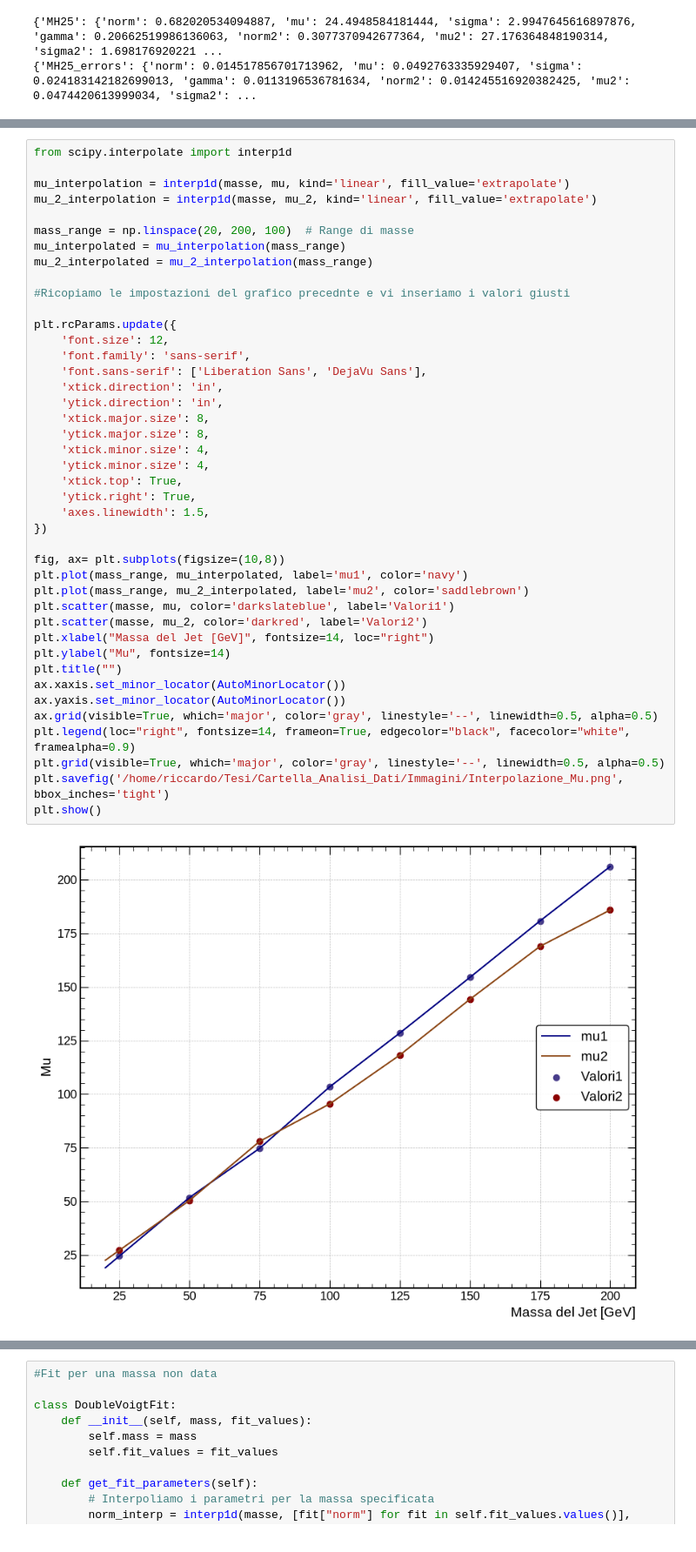
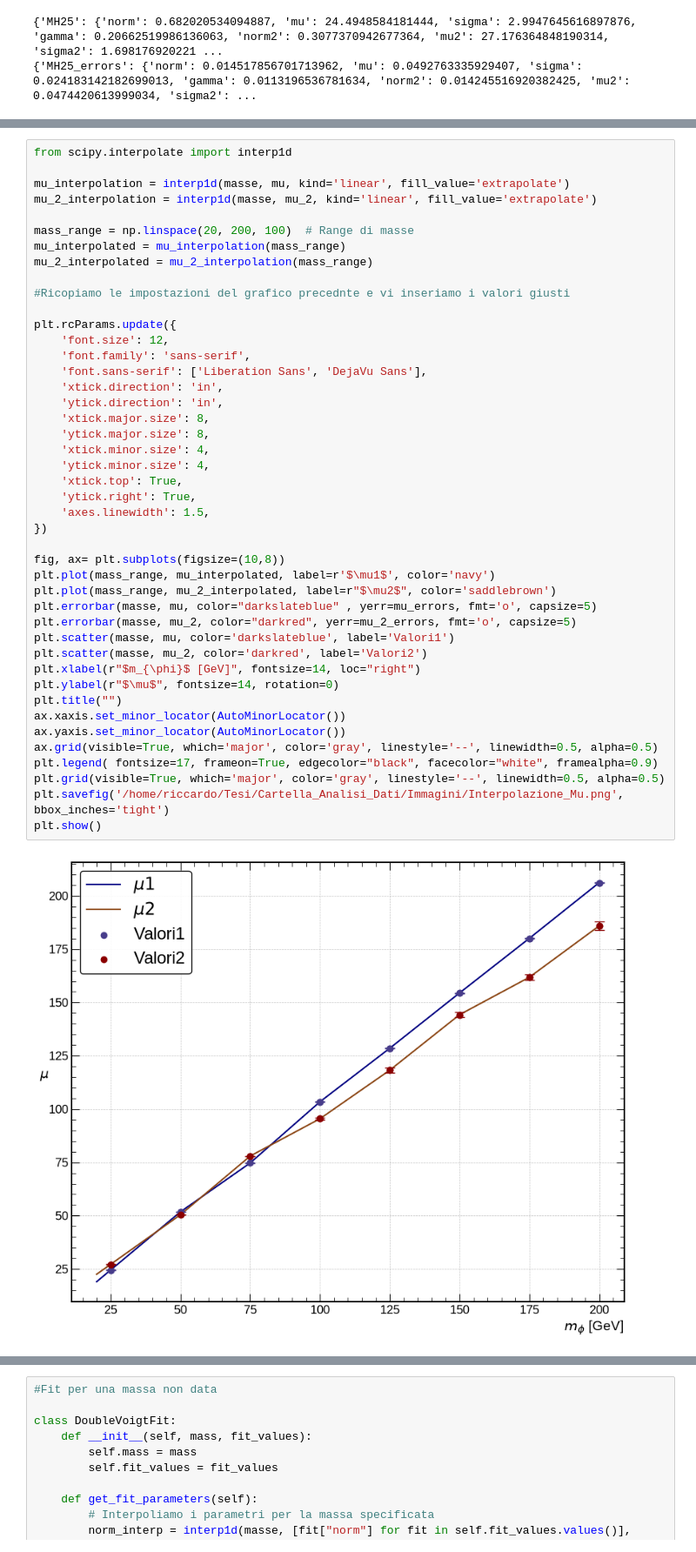
Before and after one commit to riccardocanterini-cyber/Tesi, a Jupyter notebook: Fit_Bifunzione/Interpolazione_BF.ipynb, the cells around one changed output, grey strips where cells are left out. Shown at 87% size. Cells and saved outputs as stored; diff of their text form.

```diff
--- a/Fit_Bifunzione/Interpolazione_BF.ipynb
+++ b/Fit_Bifunzione/Interpolazione_BF.ipynb
@@ -137,36 +137,38 @@ mu_interpolated = mu_interpolation(mass_range)
 mu_2_interpolated = mu_2_interpolation(mass_range)
 
 #Ricopiamo le impostazioni del grafico precednte e vi inseriamo i valori giusti
 
 plt.rcParams.update({
     'font.size': 12,
     'font.family': 'sans-serif',
     'font.sans-serif': ['Liberation Sans', 'DejaVu Sans'],
     'xtick.direction': 'in',
     'ytick.direction': 'in',
     'xtick.major.size': 8,
     'ytick.major.size': 8,
     'xtick.minor.size': 4,
     'ytick.minor.size': 4,
     'xtick.top': True,
     'ytick.right': True,
     'axes.linewidth': 1.5,
 })
 
 fig, ax= plt.subplots(figsize=(10,8))
-plt.plot(mass_range, mu_interpolated, label='mu1', color='navy')
-plt.plot(mass_range, mu_2_interpolated, label='mu2', color='saddlebrown')
+plt.plot(mass_range, mu_interpolated, label=r'$\mu1$', color='navy')
+plt.plot(mass_range, mu_2_interpolated, label=r"$\mu2$", color='saddlebrown')
+plt.errorbar(masse, mu, color="darkslateblue" , yerr=mu_errors, fmt='o', capsize=5)
+plt.errorbar(masse, mu_2, color="darkred", yerr=mu_2_errors, fmt='o', capsize=5)
 plt.scatter(masse, mu, color='darkslateblue', label='Valori1')
 plt.scatter(masse, mu_2, color='darkred', label='Valori2')
-plt.xlabel("Massa del Jet [GeV]", fontsize=14, loc="right")
-plt.ylabel("Mu", fontsize=14)
+plt.xlabel(r"$m_{\phi}$ [GeV]", fontsize=14, loc="right")
+plt.ylabel(r"$\mu$", fontsize=14, rotation=0)
 plt.title("")
 ax.xaxis.set_minor_locator(AutoMinorLocator())
 ax.yaxis.set_minor_locator(AutoMinorLocator())
 ax.grid(visible=True, which='major', color='gray', linestyle='--', linewidth=0.5, alpha=0.5)
-plt.legend(loc="right", fontsize=14, frameon=True, edgecolor="black", facecolor="white", framealpha=0.9)
+plt.legend( fontsize=17, frameon=True, edgecolor="black", facecolor="white", framealpha=0.9)
 plt.grid(visible=True, which='major', color='gray', linestyle='--', linewidth=0.5, alpha=0.5)
 plt.savefig('/home/riccardo/Tesi/Cartella_Analisi_Dati/Immagini/Interpolazione_Mu.png', bbox_inches='tight')
 plt.show()
 # %% [output]
-[figure, old version]
+[figure, new version]
```
Also changed, not shown: parts of 10 cells of this notebook, 28 other files.
